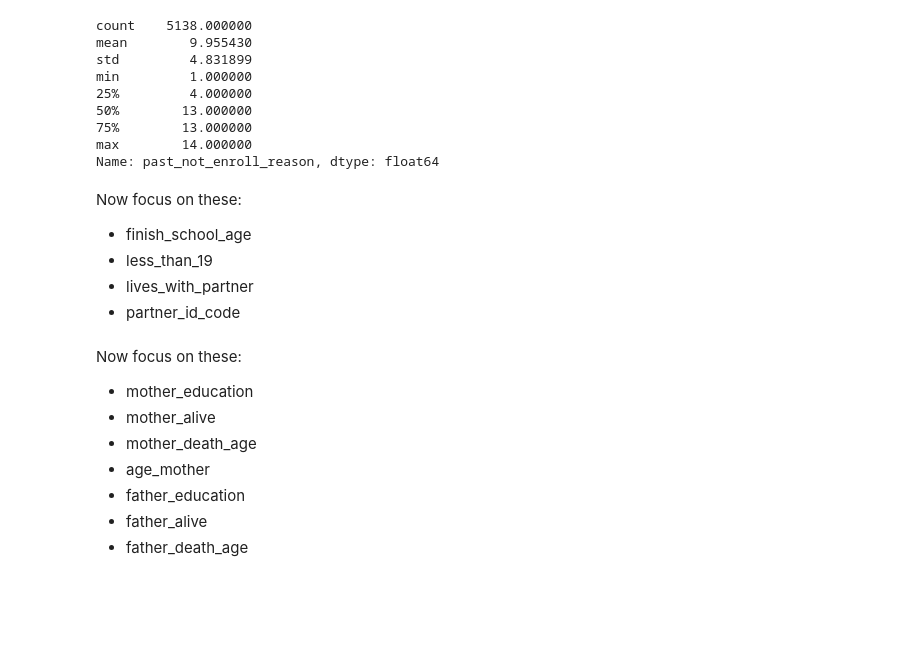
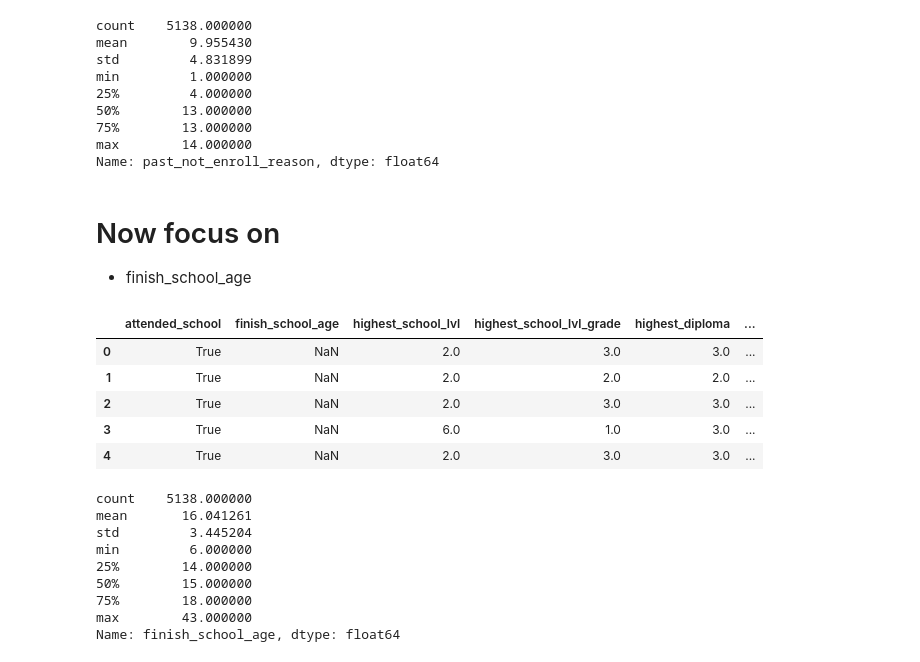
Before and after one commit to jbellogo/Classification, a Jupyter notebook: preprocessing.ipynb, the cells around one changed output. Cells and saved outputs as stored; diff of their text form; code cells hidden in the pictures; blank space fills up the shorter version.

```diff
--- a/preprocessing.ipynb
+++ b/preprocessing.ipynb
@@ -114,17 +126,27 @@ Name: past_not_enroll_reason, dtype: float64
 X['past_not_enroll_reason'] = X['past_not_enroll_reason'].fillna(15)
 X = X.drop(columns=['past_enrolled'])
 # %% [markdown]
-Now focus on these:
+# Now focus on
 * finish_school_age
-* less_than_19
-* lives_with_partner
-* partner_id_code
-# %% [markdown]
-Now focus on these:
-* mother_education
-* mother_alive
-* mother_death_age
-* age_mother
-* father_education
-* father_alive
-* father_death_age
+# %%
+cond = X['finish_school_age'].isna() & X['attended_school'].eq(True)
+X.loc[cond, ['attended_school', 'finish_school_age', 'highest_school_lvl', 'highest_school_lvl_grade', 'highest_diploma', 'preschool']].head()
+# %% [output]
+|  | attended_school | finish_school_age | highest_school_lvl | highest_school_lvl_grade | highest_diploma | ... |
+| 0 | True | NaN | 2.0 | 3.0 | 3.0 | ... |
+| 1 | True | NaN | 2.0 | 2.0 | 2.0 | ... |
+| 2 | True | NaN | 2.0 | 3.0 | 3.0 | ... |
+| 3 | True | NaN | 6.0 | 1.0 | 3.0 | ... |
+| 4 | True | NaN | 2.0 | 3.0 | 3.0 | ... |
+# %%
+X['finish_school_age'].describe()
+# %% [output]
+count    5138.000000
+mean       16.041261
+std         3.445204
+min         6.000000
+25%        14.000000
+50%        15.000000
+75%        18.000000
+max        43.000000
+Name: finish_school_age, dtype: float64
```
Also changed, not shown: parts of 56 cells of this notebook, 5 other files.
